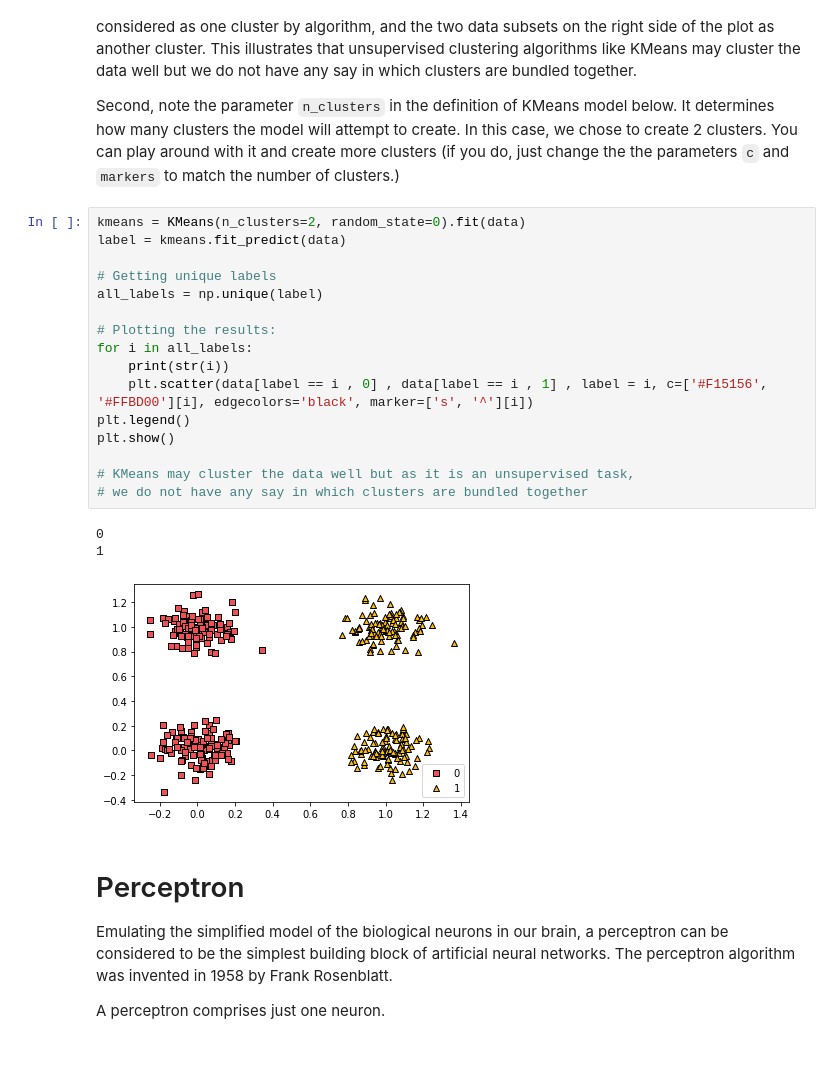
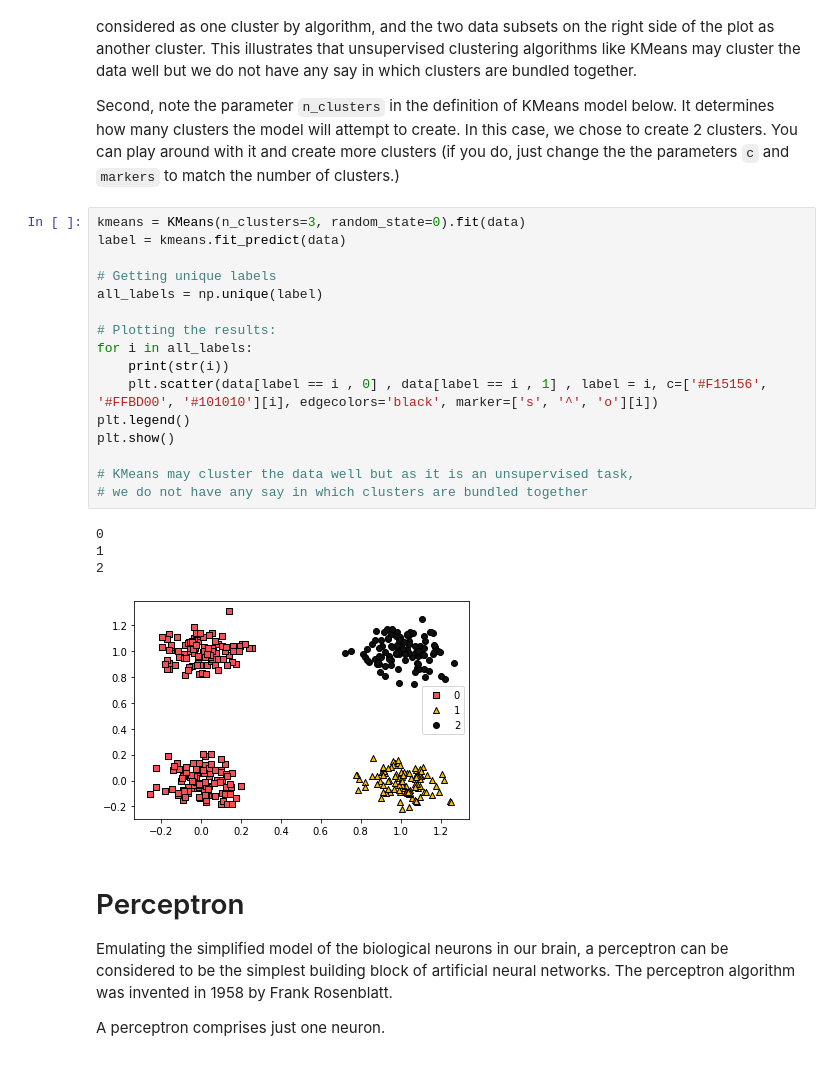
Before and after one commit to dslidder/FutureMakers2022, a Jupyter notebook: Day_3_Intro_to_Deep_Learning_DL.ipynb, the cells around one changed output. Cells and saved outputs as stored; diff of their text form.

```diff
--- a/Day_3_Intro_to_Deep_Learning_DL.ipynb
+++ b/Day_3_Intro_to_Deep_Learning_DL.ipynb
@@ -142,25 +146,26 @@ First, compare the output visualization to the original plot of the XOR dataset
 
 Second, note the parameter ``n_clusters`` in the definition of KMeans model below. It determines how many clusters the model will attempt to create. In this case, we chose to create 2 clusters. You can play around with it and create more clusters (if you do, just change the the parameters ``c`` and ``markers`` to match the number of clusters.)
 # %%
-kmeans = KMeans(n_clusters=2, random_state=0).fit(data)
+kmeans = KMeans(n_clusters=3, random_state=0).fit(data)
 label = kmeans.fit_predict(data)
 
 # Getting unique labels
 all_labels = np.unique(label)
 
 # Plotting the results:
 for i in all_labels:
     print(str(i))
-    plt.scatter(data[label == i , 0] , data[label == i , 1] , label = i, c=['#F15156', '#FFBD00'][i], edgecolors='black', marker=['s', '^'][i])
+    plt.scatter(data[label == i , 0] , data[label == i , 1] , label = i, c=['#F15156', '#FFBD00', '#101010'][i], edgecolors='black', marker=['s', '^', 'o'][i])
 plt.legend()
 plt.show()
 
 # KMeans may cluster the data well but as it is an unsupervised task,
 # we do not have any say in which clusters are bundled together
 # %% [output]
 0
 1
+2
-[figure, old version]
+[figure, new version]
 # %% [markdown]
 # Perceptron
 Emulating the simplified model of the biological neurons in our brain, a perceptron can be considered to be the simplest building block of artificial neural networks. The perceptron algorithm was invented in 1958 by Frank Rosenblatt.
```
Also changed, not shown: parts of 4 cells of this notebook.
